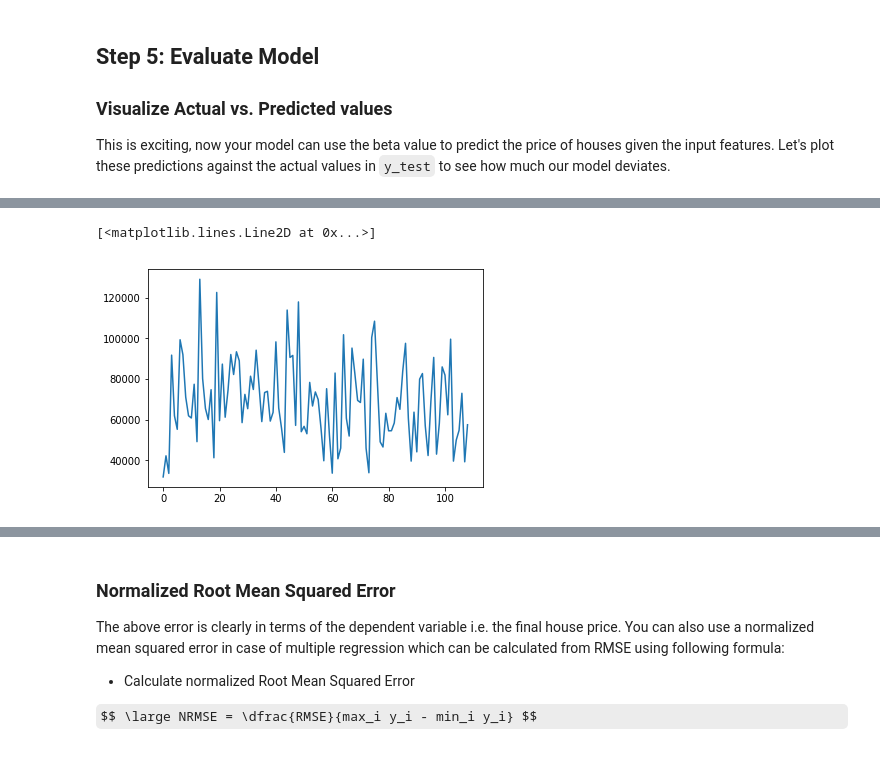
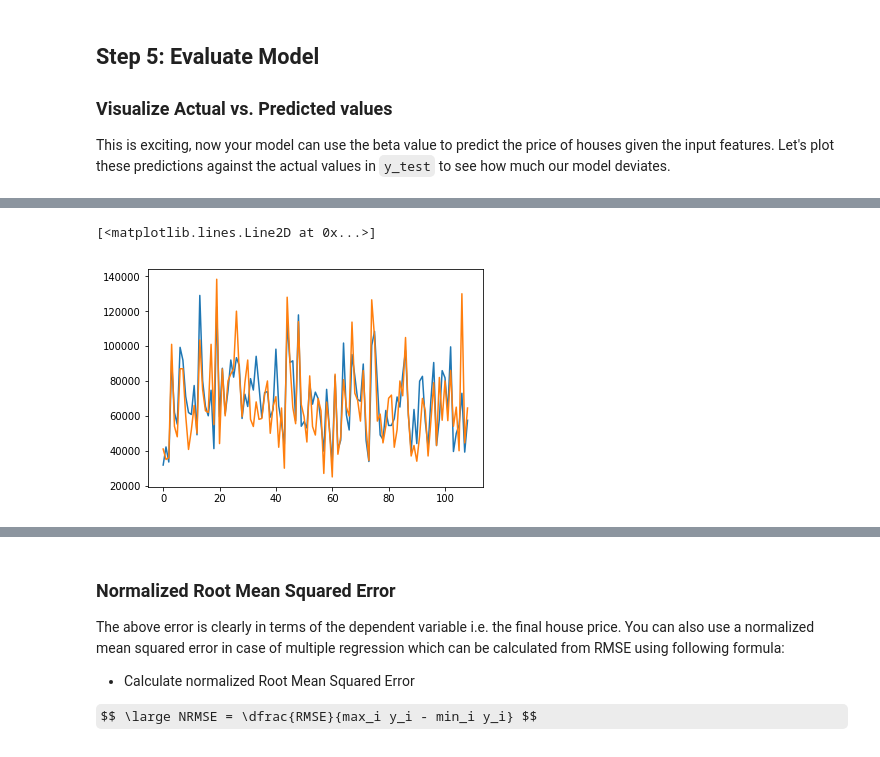
Before and after one commit to aschams/dsc-linalg-regression-lab-dc-ds-060319, a Jupyter notebook: index.ipynb, the cells around one changed output, grey strips where cells are left out. Cells and saved outputs as stored; diff of their text form; code cells hidden in the pictures; some formulas as TeX source.

```diff
--- a/index.ipynb
+++ b/index.ipynb
@@ -211,10 +211,10 @@ list(range(109))
  108]
 # %%
 plt.plot(y_pred.flatten())
-plt.plot(y)
+plt.plot(y_test.flatten())
 # %% [output]
 [<matplotlib.lines.Line2D at 0x...>]
-[figure, old version]
+[figure, new version]
 # %%
 # Plot predicted and actual values as line plots
 # %% [markdown]
```
